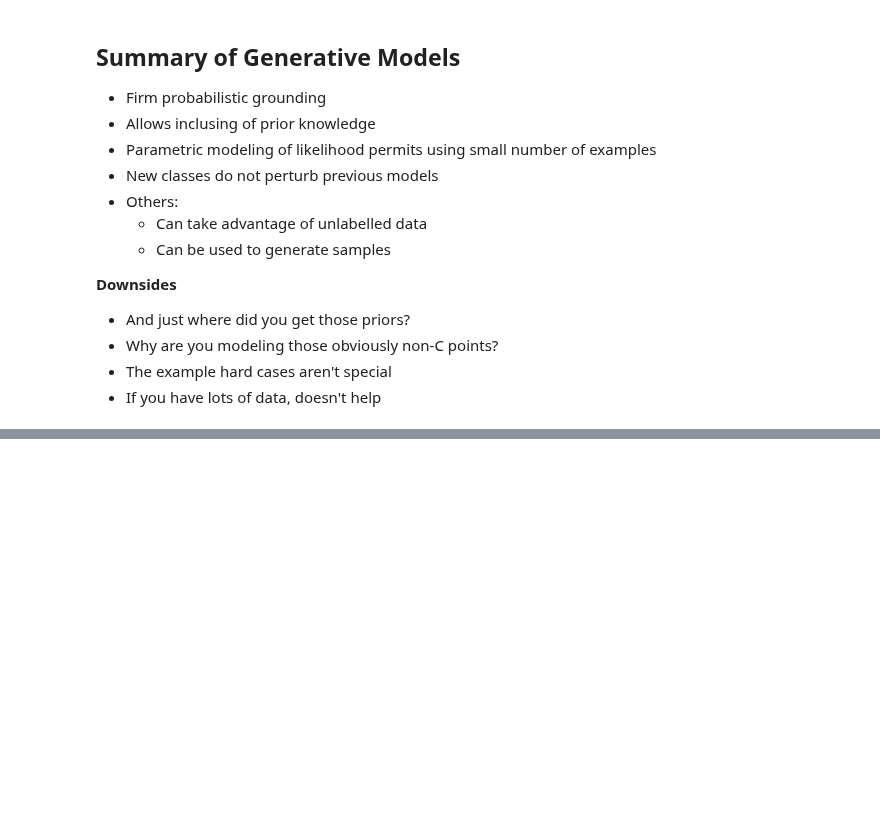
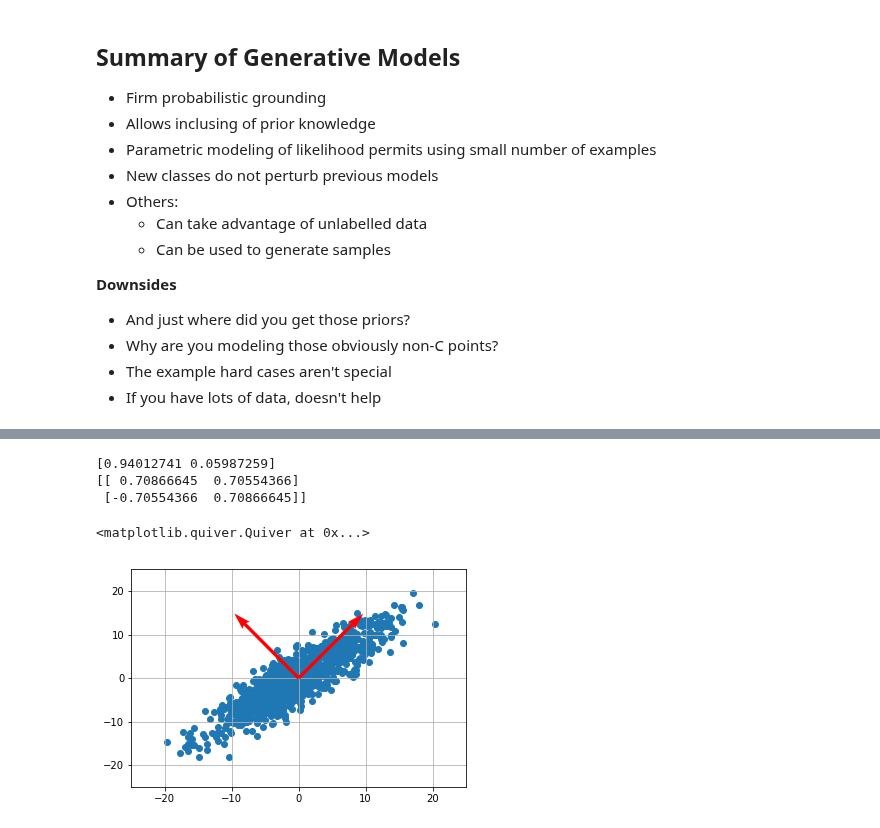
Before and after one commit to jalalirs/Introduction-to-Computer-Vision, a Jupyter notebook: L8/L8.ipynb, the cells around one changed output, grey strips where cells are left out. Saved outputs shown, nothing was run; the diff lists cells and outputs as text; code cells hidden in the pictures; blank space fills up the shorter version.

```diff
--- a/L8/L8.ipynb
+++ b/L8/L8.ipynb
@@ -611,0 +721,40 @@ For a given measurement $x$ and set of classes $c_i$ choose $c*$ by:
+# %%
+"""
+===============
+Demo PCA
+Source: source: https://www.science-emergence.com/Articles/Analyse-en-composantes-principales-avec-python/
+===============
+"""
+from sklearn.decomposition import PCA
+import numpy as np
+import matplotlib.pyplot as plt
+
+mean = [0,0]
+cov = [[40,35],[35,40]]
+
+x1,x2 = np.random.multivariate_normal(mean,cov,1000).T
+X = np.c_[x1,x2]
+
+plt.xlim(-25.0,25.0)
+plt.ylim(-25.0,25.0)
+plt.grid()
+plt.scatter(X[:,0],X[:,1])
+pca = PCA(n_components=2)
+
+pca.fit(X)
+
+print(pca.explained_variance_ratio_)
+print(pca.components_)
+
+axis = pca.components_.T
+axis /= axis.std()
+x_axis, y_axis = axis
+
+plt.plot(0.1 * x_axis, 0.1 * y_axis, linewidth=1 )
+plt.quiver(0, 0, x_axis, y_axis, zorder=11, width=0.01, scale=6, color='red')
+# %% [output]
+[0.94012741 0.05987259]
+[[ 0.70866645  0.70554366]
+ [-0.70554366  0.70866645]]
+<matplotlib.quiver.Quiver at 0x...>
+[figure, added]
```
Also changed, not shown: parts of 9 cells of this notebook, 8 other files.
